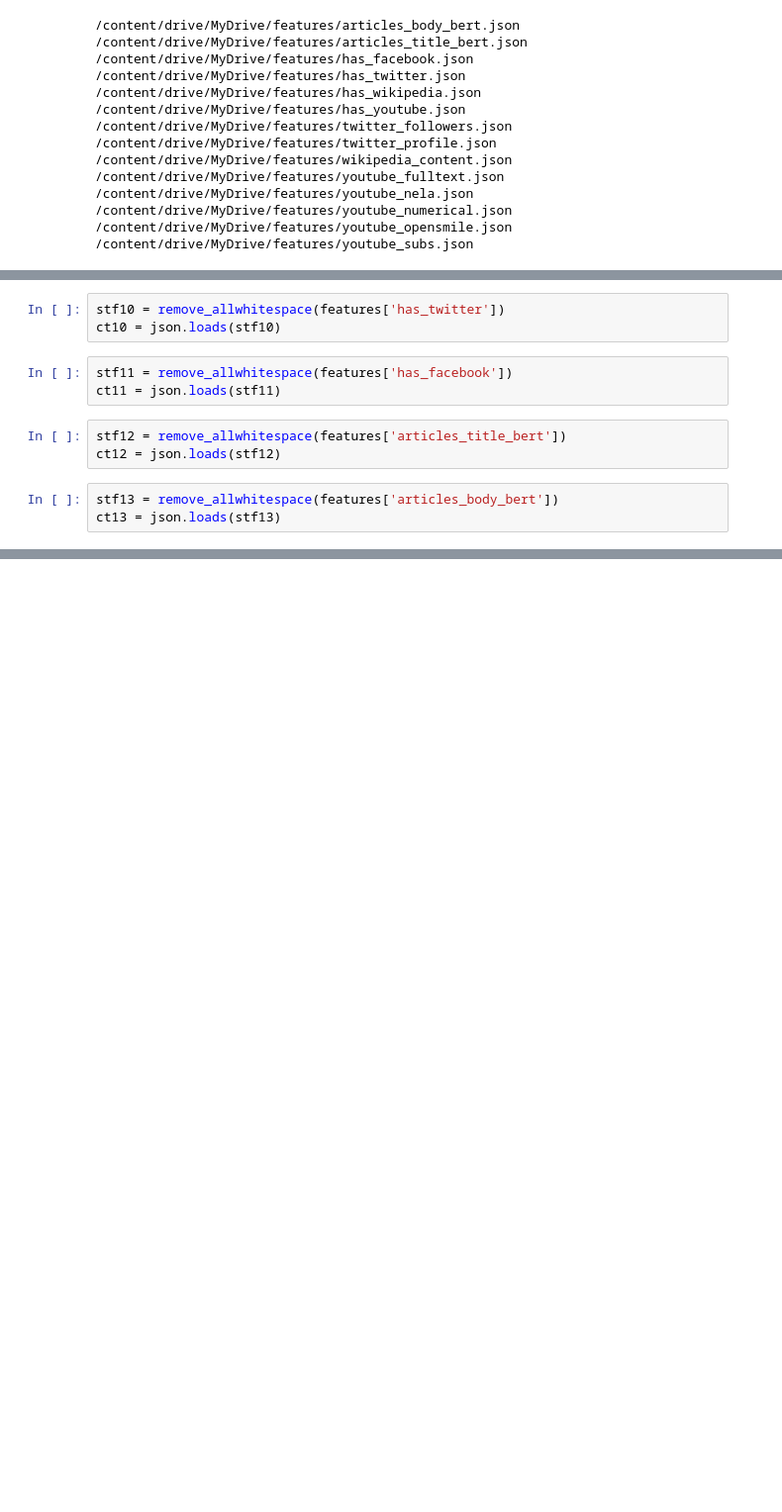
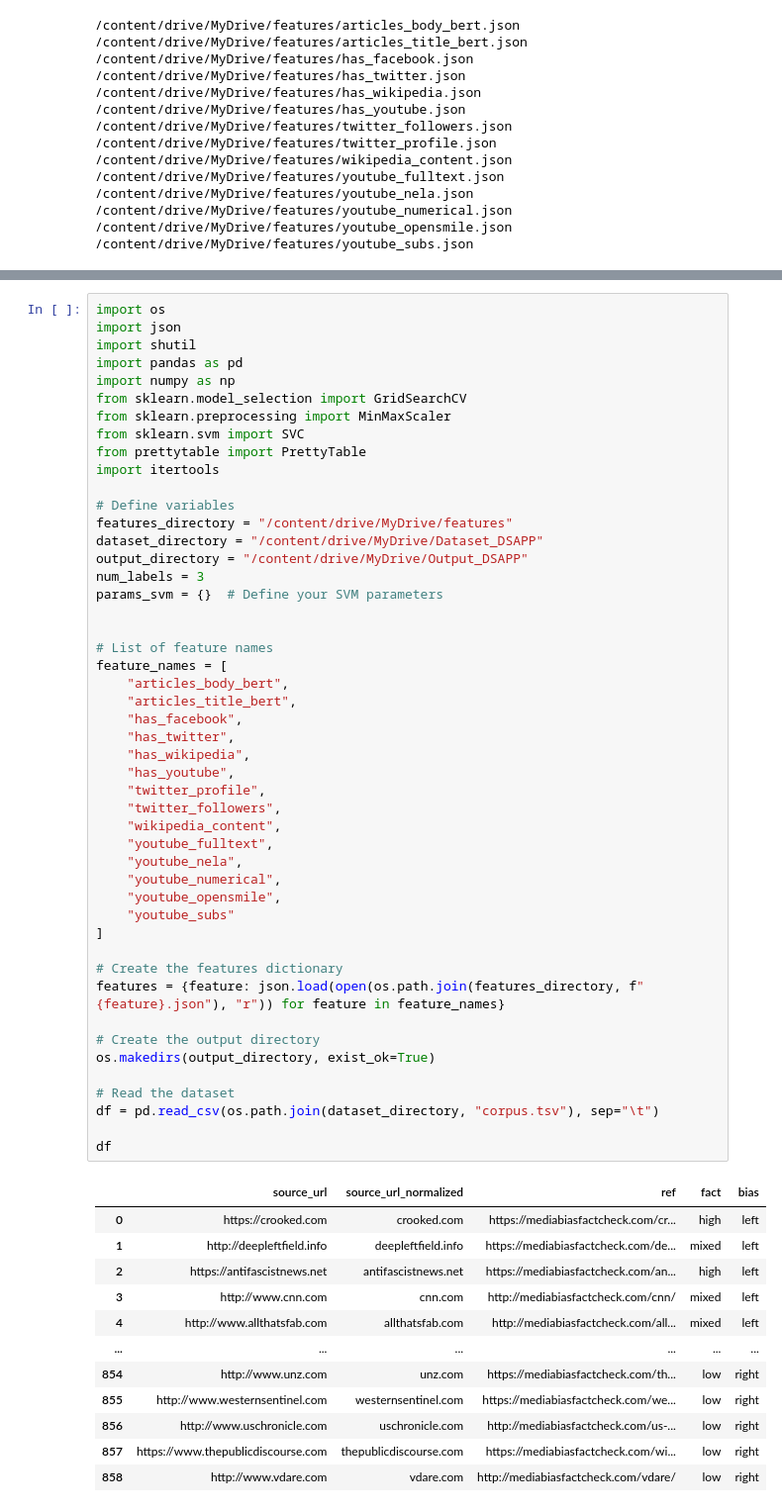
Before and after one commit to Srijani-coder/Learning_ML_Path, a Jupyter notebook: DataScienceApp_Reproducability.ipynb, the cells around one changed output, grey strips where cells are left out. Shown: that part at 99% size. Cells and saved outputs as stored; diff of their text form; blank space fills up the shorter version.

```diff
--- a/DataScienceApp_Reproducability.ipynb
+++ b/DataScienceApp_Reproducability.ipynb
@@ -165,12 +124,0 @@ ct9 = json.loads(stf9)
-# %%
-stf10 = remove_allwhitespace(features['has_twitter'])
-ct10 = json.loads(stf10)
-# %%
-stf11 = remove_allwhitespace(features['has_facebook'])
-ct11 = json.loads(stf11)
-# %%
-stf12 = remove_allwhitespace(features['articles_title_bert'])
-ct12 = json.loads(stf12)
-# %%
-stf13 = remove_allwhitespace(features['articles_body_bert'])
-ct13 = json.loads(stf13)
@@ -215,0 +125,61 @@ labels = {df["source_url_normalized"][i]: label2int[task][df[task][i]] for i in
+# %%
+import os
+import json
+import shutil
+import pandas as pd
+import numpy as np
+from sklearn.model_selection import GridSearchCV
+from sklearn.preprocessing import MinMaxScaler
+from sklearn.svm import SVC
+from prettytable import PrettyTable
+import itertools
+
+# Define variables
+features_directory = "/content/drive/MyDrive/features"
+dataset_directory = "/content/drive/MyDrive/Dataset_DSAPP"
+output_directory = "/content/drive/MyDrive/Output_DSAPP"
+num_labels = 3
+params_svm = {}  # Define your SVM parameters
+
+
+# List of feature names
+feature_names = [
+    "articles_body_bert",
+    "articles_title_bert",
+    "has_facebook",
+    "has_twitter",
+    "has_wikipedia",
+    "has_youtube",
+    "twitter_profile",
+    "twitter_followers",
+    "wikipedia_content",
+    "youtube_fulltext",
+    "youtube_nela",
+    "youtube_numerical",
+    "youtube_opensmile",
+    "youtube_subs"
+]
+
+# Create the features dictionary
+features = {feature: json.load(open(os.path.join(features_directory, f"{feature}.json"), "r")) for feature in feature_names}
+
+# Create the output directory
+os.makedirs(output_directory, exist_ok=True)
+
+# Read the dataset
+df = pd.read_csv(os.path.join(dataset_directory, "corpus.tsv"), sep="\t")
+
+df
+# %% [output]
+|  | source_url | source_url_normalized | ref | fact | bias |
+| 0 | https://crooked.com | crooked.com | https://mediabiasfactcheck.com/cr... | high | left |
+| 1 | http://deepleftfield.info | deepleftfield.info | https://mediabiasfactcheck.com/de... | mixed | left |
+| 2 | https://antifascistnews.net | antifascistnews.net | https://mediabiasfactcheck.com/an... | high | left |
+| 3 | http://www.cnn.com | cnn.com | http://mediabiasfactcheck.com/cnn/ | mixed | left |
+| 4 | http://www.allthatsfab.com | allthatsfab.com | http://mediabiasfactcheck.com/all... | mixed | left |
+| ... | ... | ... | ... | ... | ... |
+| 854 | http://www.unz.com | unz.com | https://mediabiasfactcheck.com/th... | low | right |
+| 855 | http://www.westernsentinel.com | westernsentinel.com | https://mediabiasfactcheck.com/we... | low | right |
+| 856 | http://www.uschronicle.com | uschronicle.com | http://mediabiasfactcheck.com/us-... | low | right |
+| 857 | https://www.thepublicdiscourse.com | thepublicdiscourse.com | https://mediabiasfactcheck.com/wi... | low | right |
+| 858 | http://www.vdare.com | vdare.com | http://mediabiasfactcheck.com/vdare/ | low | right |
```
Also changed, not shown: parts of 35 cells of this notebook.
